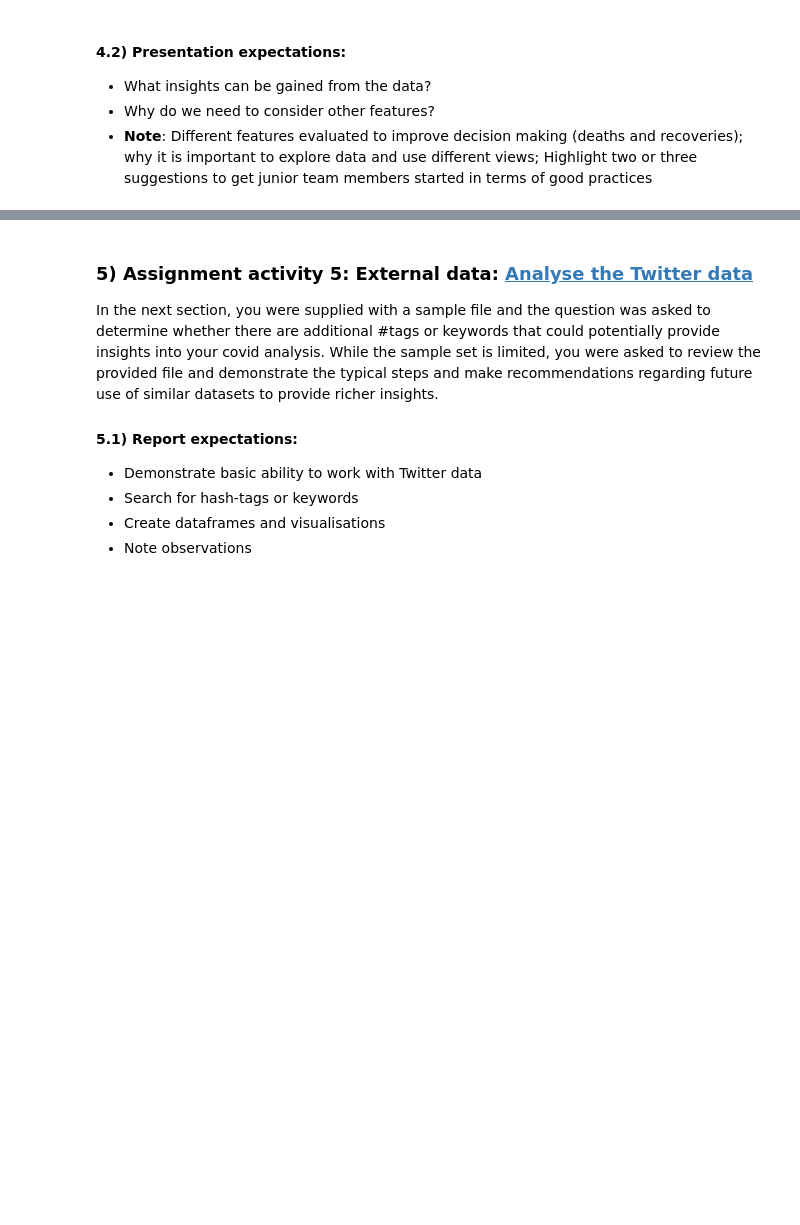
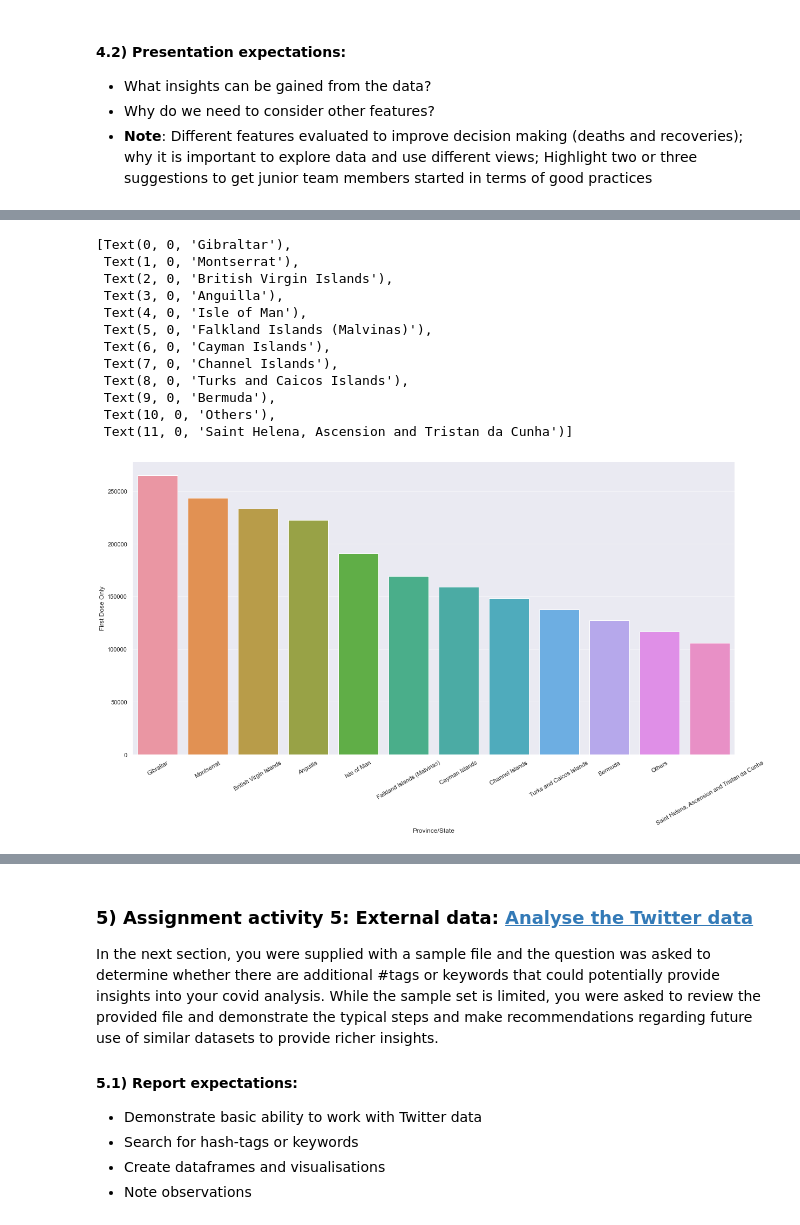
Before and after one commit to hazz292/LSE_A2_COVID_Analysis_Python, a Jupyter notebook: LSE_DA201_Assignment_Hazel_Chan.ipynb, the cells around one changed output, grey strips where cells are left out. Cells and saved outputs as stored; diff of their text form; code cells hidden in the pictures; blank space fills up the shorter version.

```diff
--- a/LSE_DA201_Assignment_Hazel_Chan.ipynb
+++ b/LSE_DA201_Assignment_Hazel_Chan.ipynb
@@ -1379,4 +1374,7 @@ The government is looking to promote second dose vaccinations and looking for th
 - Why do we need to consider other features?
 - **Note**: Different features evaluated to improve decision making (deaths and recoveries); why it is important to explore data and use different views; Highlight two or three suggestions to get junior team members started in terms of good practices
 # %%
-# Absolute numbers
+# Absolute numbers & sort and display
+# Where should the government target?
+abs_province = covid_uk_province.sort_values(by='First Dose Only', ascending=False).reset_index()
+abs_province
@@ -1389,4 +1421,24 @@ covid_uk_province
 # %%
 # Visualise
+# %%
+# Absolute numbers visualisation - Number of First Dose Only per province
+# create a grouped barplot
+sns.set(rc={'figure.figsize':(20,10)})
+ax = sns.barplot(x='Province/State', y='First Dose Only', data=abs_province)
+ax.set_xticklabels(ax.get_xticklabels(),rotation = 30)
+# %% [output]
+[Text(0, 0, 'Gibraltar'),
+ Text(1, 0, 'Montserrat'),
+ Text(2, 0, 'British Virgin Islands'),
+ Text(3, 0, 'Anguilla'),
+ Text(4, 0, 'Isle of Man'),
+ Text(5, 0, 'Falkland Islands (Malvinas)'),
+ Text(6, 0, 'Cayman Islands'),
+ Text(7, 0, 'Channel Islands'),
+ Text(8, 0, 'Turks and Caicos Islands'),
+ Text(9, 0, 'Bermuda'),
+ Text(10, 0, 'Others'),
+ Text(11, 0, 'Saint Helena, Ascension and Tristan da Cunha')]
+[figure, added]
 # %%
 # Let's smooth out the data by looking at monthly figures
```
Also changed, not shown: parts of 100 cells of this notebook.
